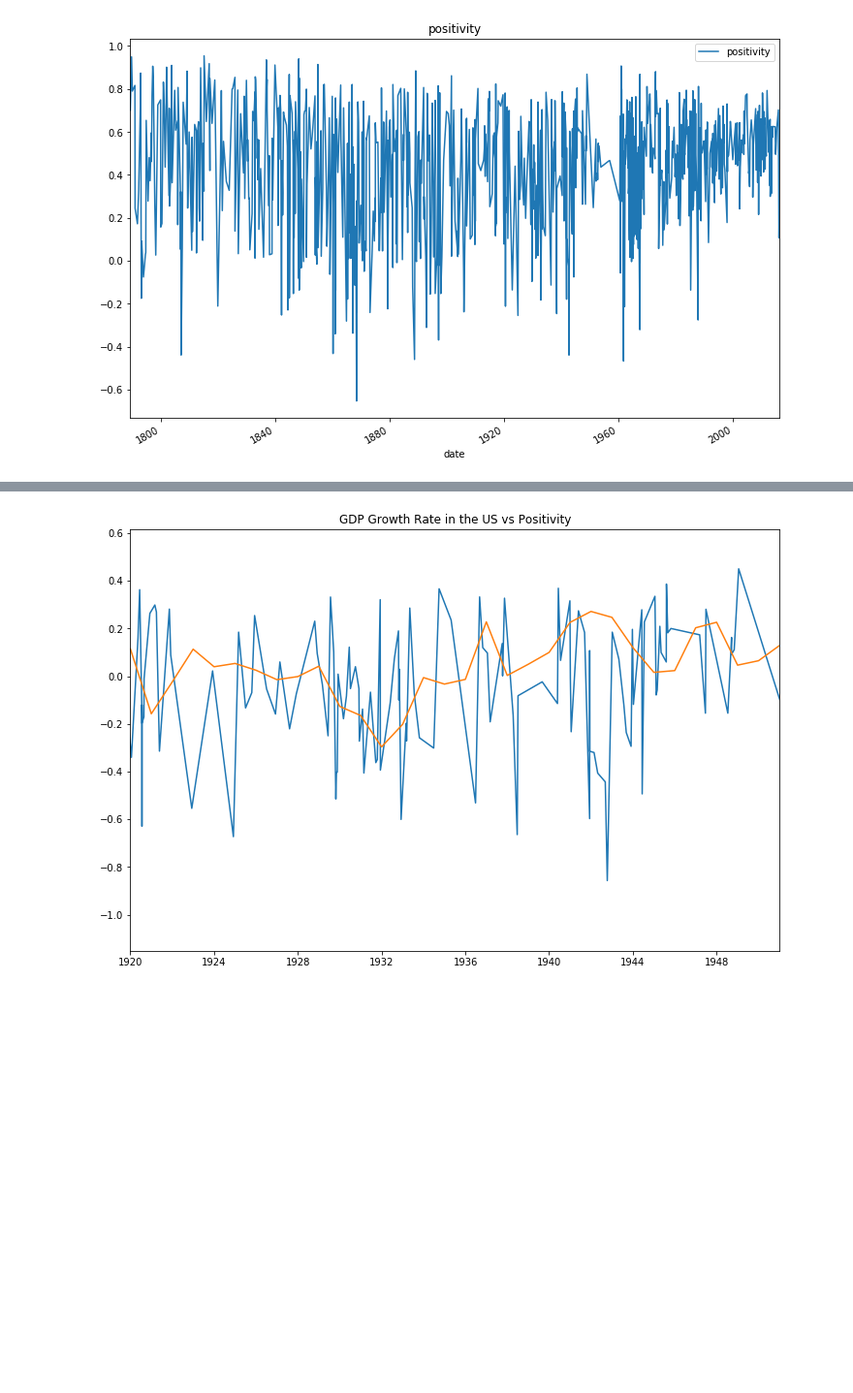
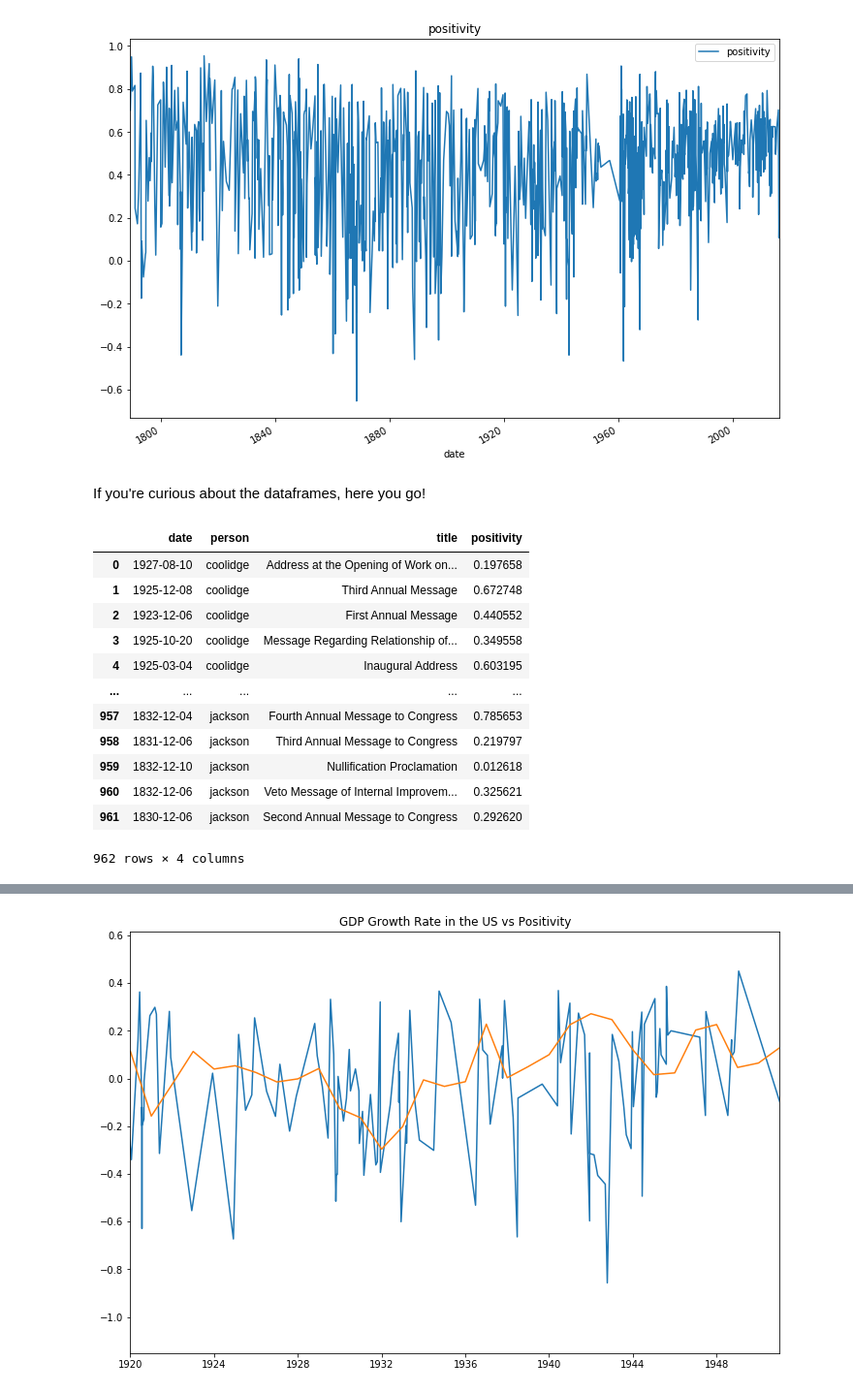
Before and after one commit to Surfincolin/positive-speak, a Jupyter notebook: PositiveSpeak.ipynb, the cells around one changed output, grey strips where cells are left out. Shown at 97% size. Drawn from its saved outputs; the diff is of its cells as text; code cells hidden in the pictures; blank space fills up the shorter version.

```diff
--- a/PositiveSpeak.ipynb
+++ b/PositiveSpeak.ipynb
@@ -105,0 +87,18 @@ plt.show(positive_chart)
+# %% [markdown]
+If you're curious about the dataframes, here you go!
+# %%
+positivity_df
+# %% [output]
+|  | date | person | title | positivity |
+| 0 | 1927-08-10 | coolidge | Address at the Opening of Work on... | 0.197658 |
+| 1 | 1925-12-08 | coolidge | Third Annual Message | 0.672748 |
+| 2 | 1923-12-06 | coolidge | First Annual Message | 0.440552 |
+| 3 | 1925-10-20 | coolidge | Message Regarding Relationship of... | 0.349558 |
+| 4 | 1925-03-04 | coolidge | Inaugural Address | 0.603195 |
+| ... | ... | ... | ... | ... |
+| 957 | 1832-12-04 | jackson | Fourth Annual Message to Congress | 0.785653 |
+| 958 | 1831-12-06 | jackson | Third Annual Message to Congress | 0.219797 |
+| 959 | 1832-12-10 | jackson | Nullification Proclamation | 0.012618 |
+| 960 | 1832-12-06 | jackson | Veto Message of Internal Improvem... | 0.325621 |
+| 961 | 1830-12-06 | jackson | Second Annual Message to Congress | 0.292620 |
+962 rows × 4 columns
```
Also changed, not shown: parts of 19 cells of this notebook, 2 other files.
